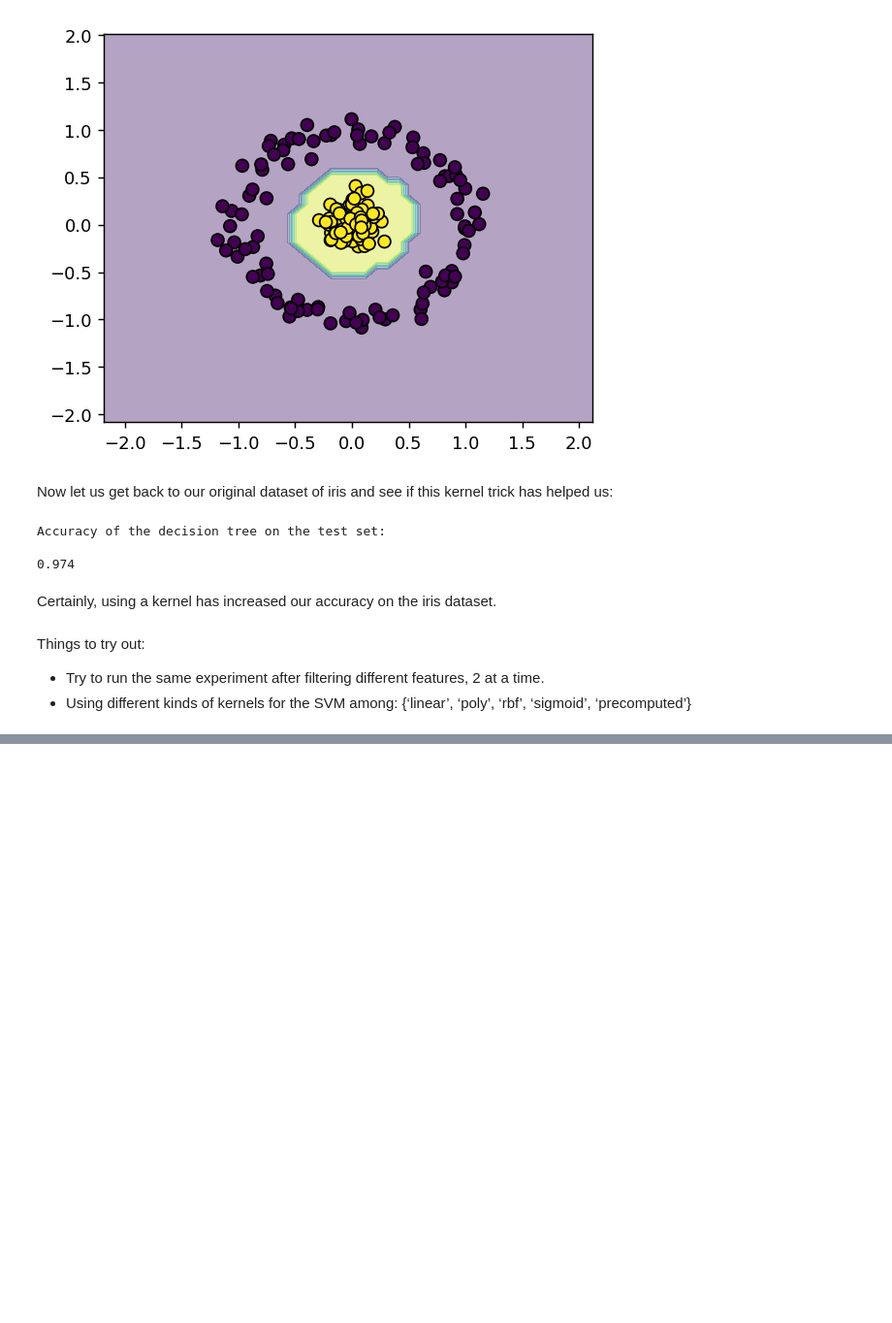
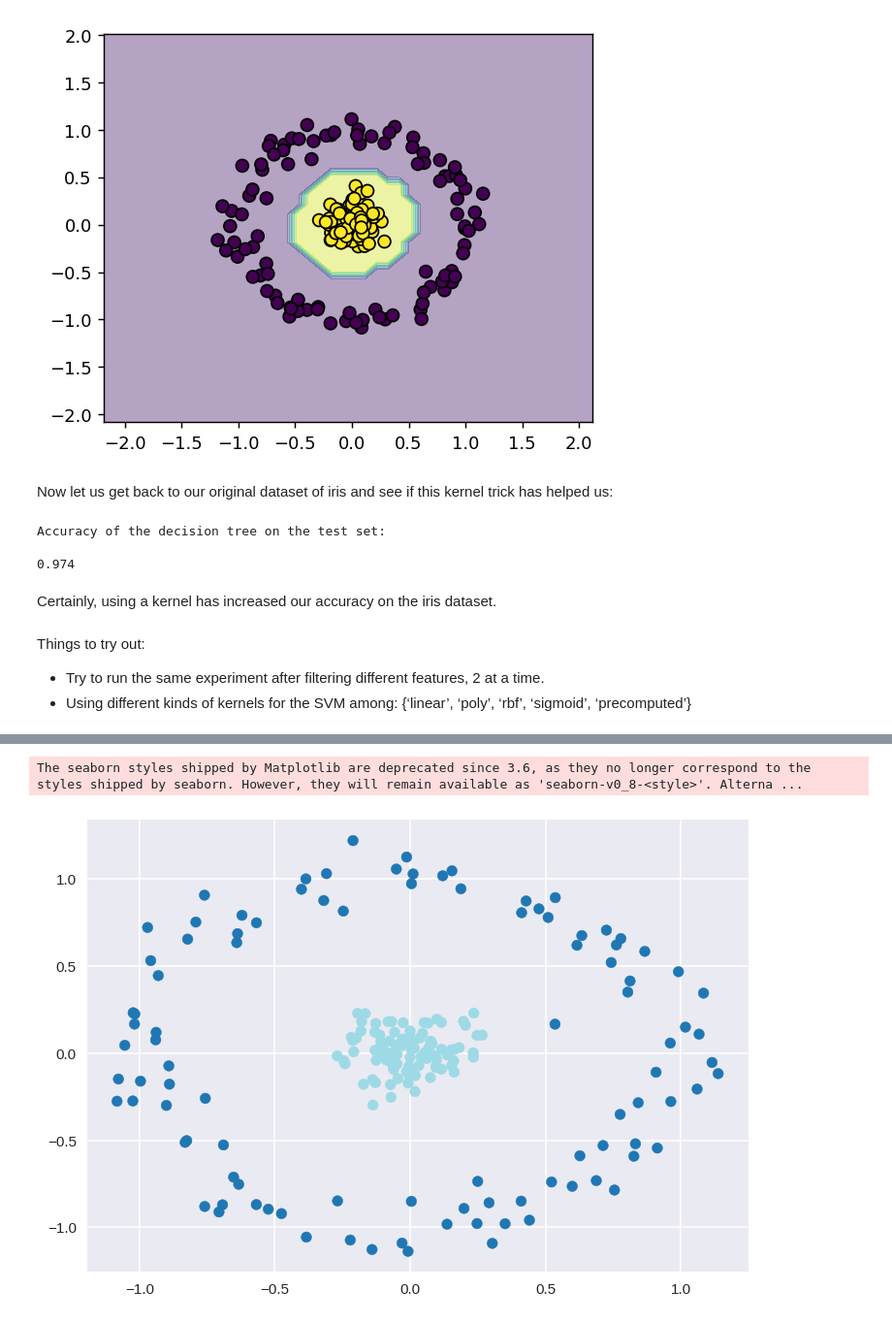
Before and after one commit to Srinu666/FMML-226Q1A4212, a Jupyter notebook: FMML_Module_5_Lab_1.ipynb, the cells around one changed output, grey strips where cells are left out. Shown at 97% size. Saved outputs shown, nothing was run; the diff lists cells and outputs as text; code cells hidden in the pictures; blank space fills up the shorter version.

```diff
--- a/FMML_Module_5_Lab_1.ipynb
+++ b/FMML_Module_5_Lab_1.ipynb
@@ -160,0 +174,12 @@ Things to try out:
+# %%
+from sklearn.datasets import make_circles
+X, y = make_circles(200, factor=.1, noise=.1)
+
+clf = svm.SVC(kernel='poly').fit(X, y)
+
+plt.style.use("seaborn")
+plt.scatter(X[:, 0], X[:, 1], c=y, s=50, cmap='tab20')
+plt.gcf().set_dpi(110)
+# %% [output]
+The seaborn styles shipped by Matplotlib are deprecated since 3.6, as they no longer correspond to the styles shipped by seaborn. However, they will remain available as 'seaborn-v0_8-<style>'. Alterna ...
+[figure, added]
```
Also changed, not shown: parts of 4 cells of this notebook.
